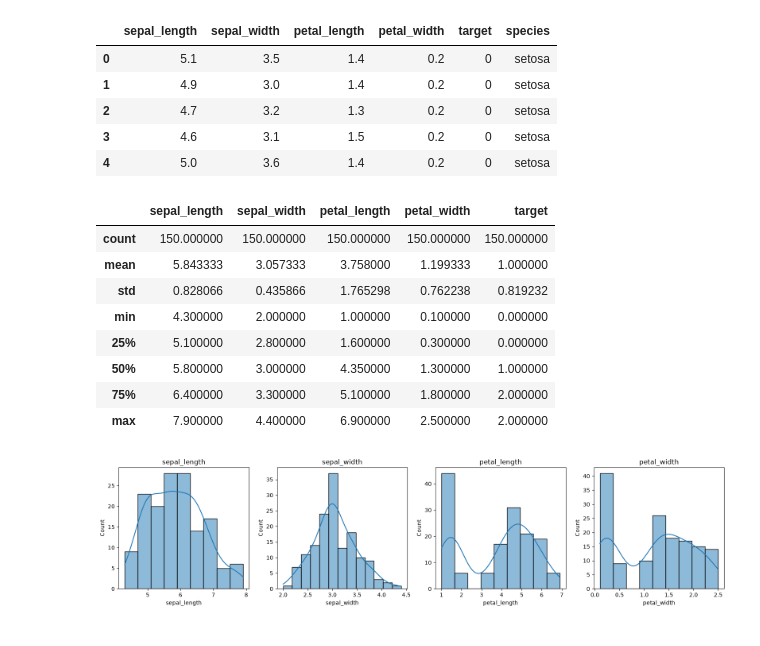
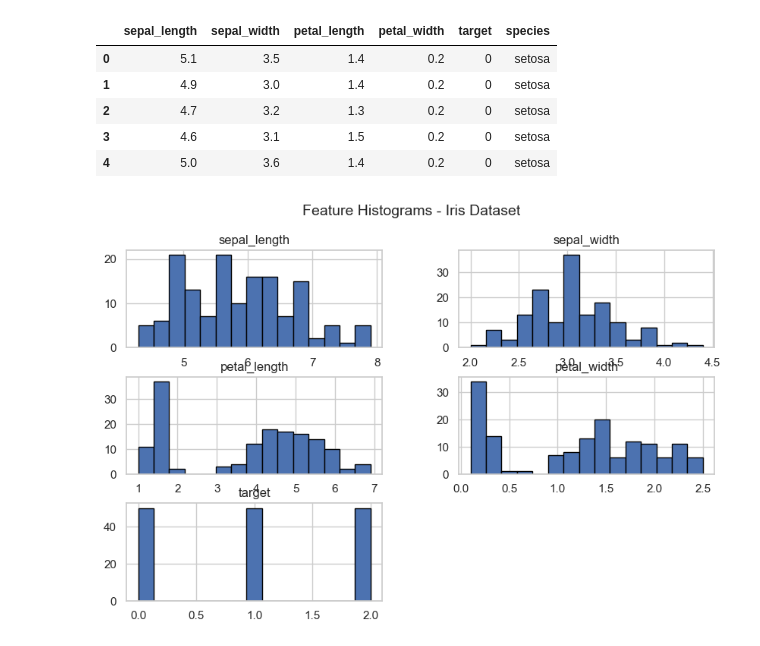
Before and after one commit to alopalm/sofware_develop_practice3, a Jupyter notebook: notebooks/exploration.ipynb, the cells around one changed output. Drawn from its saved outputs; the diff is of its cells as text; code cells hidden in the pictures.

```diff
--- a/notebooks/exploration.ipynb
+++ b/notebooks/exploration.ipynb
@@ -1,37 +5,31 @@
 # %%
+import sys
+import os
+sys.path.append(os.path.abspath(os.path.join(os.getcwd(), '..')))
+
+import matplotlib.pyplot as plt
+import seaborn as sns
 import pandas as pd
-import seaborn as sns
-import matplotlib.pyplot as plt
+from sklearn.metrics import classification_report, confusion_matrix
 
-df = pd.read_csv('../data/iris.csv')
-df.head()
+from src.dataset import IrisDataset
+from src.model import LogisticRegressionModel
+
+sns.set_theme(style="whitegrid")
-# %% [output]
-|  | sepal_length | sepal_width | petal_length | petal_width | target | species |
-| 0 | 5.1 | 3.5 | 1.4 | 0.2 | 0 | setosa |
-| 1 | 4.9 | 3.0 | 1.4 | 0.2 | 0 | setosa |
-| 2 | 4.7 | 3.2 | 1.3 | 0.2 | 0 | setosa |
-| 3 | 4.6 | 3.1 | 1.5 | 0.2 | 0 | setosa |
-| 4 | 5.0 | 3.6 | 1.4 | 0.2 | 0 | setosa |
 # %%
-df.describe()
+df = pd.read_csv("../data/iris.csv")
+df.head()
 # %% [output]
-|  | sepal_length | sepal_width | petal_length | petal_width | target |
-| count | 150.000000 | 150.000000 | 150.000000 | 150.000000 | 150.000000 |
-| mean | 5.843333 | 3.057333 | 3.758000 | 1.199333 | 1.000000 |
-| std | 0.828066 | 0.435866 | 1.765298 | 0.762238 | 0.819232 |
-| min | 4.300000 | 2.000000 | 1.000000 | 0.100000 | 0.000000 |
-| 25% | 5.100000 | 2.800000 | 1.600000 | 0.300000 | 0.000000 |
-| 50% | 5.800000 | 3.000000 | 4.350000 | 1.300000 | 1.000000 |
-| 75% | 6.400000 | 3.300000 | 5.100000 | 1.800000 | 2.000000 |
-| max | 7.900000 | 4.400000 | 6.900000 | 2.500000 | 2.000000 |
+|  | sepal_length | sepal_width | petal_length | petal_width | target | species |
+| 0 | 5.1 | 3.5 | 1.4 | 0.2 | 0 | setosa |
+| 1 | 4.9 | 3.0 | 1.4 | 0.2 | 0 | setosa |
+| 2 | 4.7 | 3.2 | 1.3 | 0.2 | 0 | setosa |
+| 3 | 4.6 | 3.1 | 1.5 | 0.2 | 0 | setosa |
+| 4 | 5.0 | 3.6 | 1.4 | 0.2 | 0 | setosa |
 # %%
-fig, axes = plt.subplots(1, 4, figsize=(16, 4))
-for ax, col in zip(axes, ['sepal_length','sepal_width','petal_length','petal_width']):
-    sns.histplot(df[col], kde=True, ax=ax)
-    ax.set_title(col)
-plt.tight_layout()
-plt.savefig('../reports/figures/histograms.png', dpi=150)
+df.hist(figsize=(10, 6), bins=15, edgecolor='black')
+plt.suptitle("Feature Histograms - Iris Dataset", fontsize=14)
 plt.show()
 # %% [output]
-[figure, old version]
+[figure, new version]
 # %%
```
Also changed, not shown: parts of 7 cells of this notebook, 5 other files.
